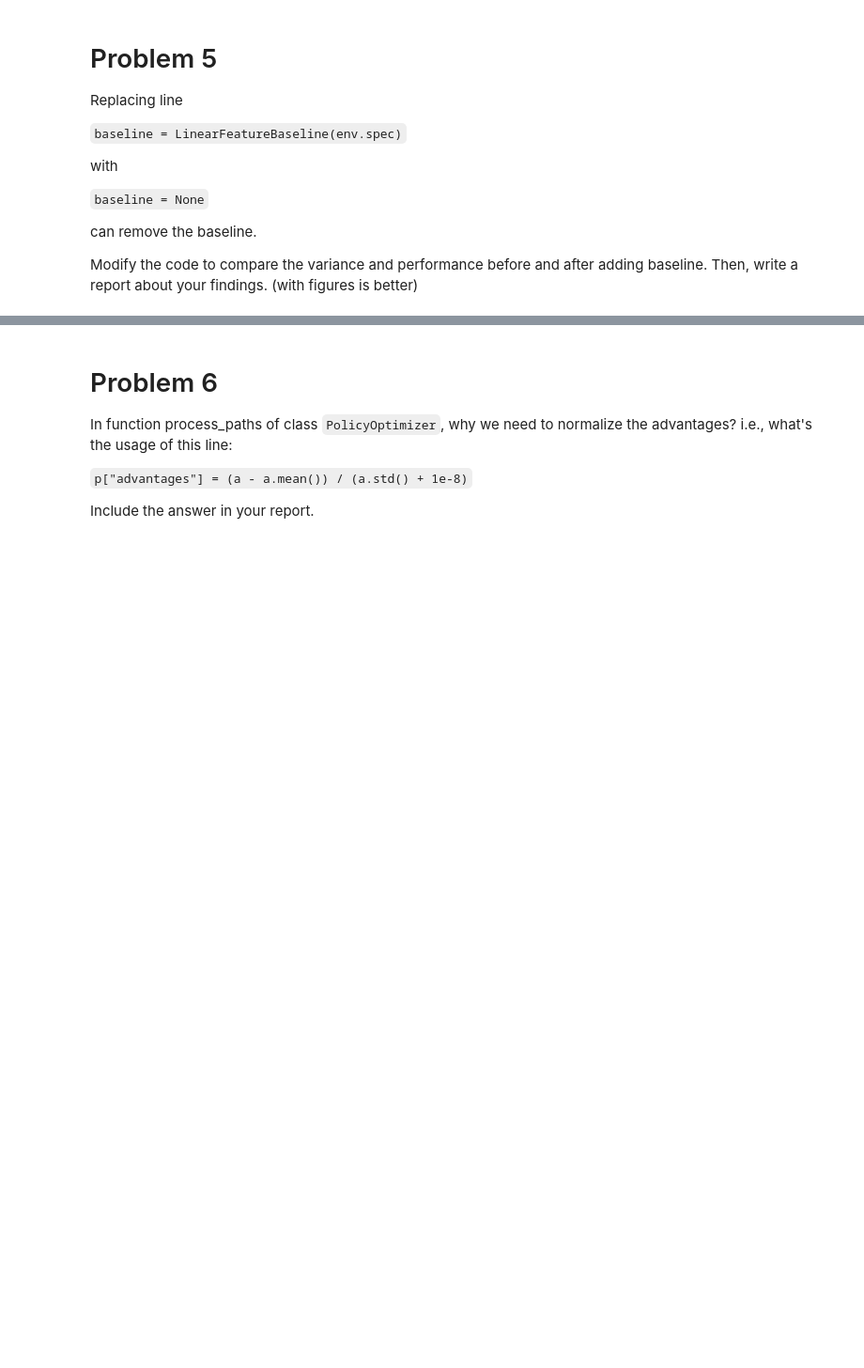
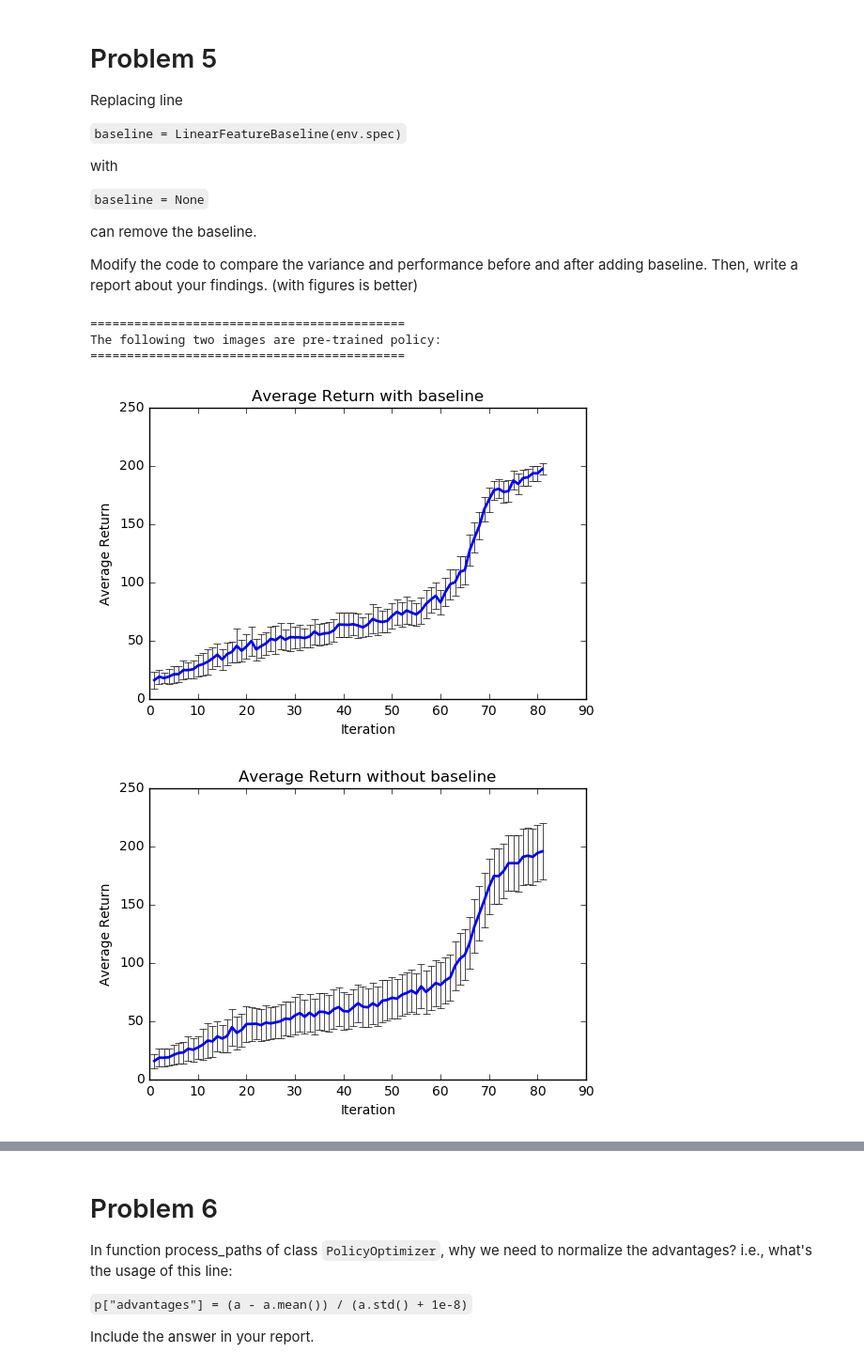
Before and after one commit to TheCEDL/homework2, a Jupyter notebook: HW2_Policy_Graident.ipynb, the cells around one changed output, grey strips where cells are left out. Shown at 94% size. Saved outputs shown, nothing was run; the diff lists cells and outputs as text; code cells hidden in the pictures; blank space fills up the shorter version.

```diff
--- a/HW2_Policy_Graident.ipynb
+++ b/HW2_Policy_Graident.ipynb
@@ -215,3 +262,15 @@ can remove the baseline.
 
 Modify the code to compare the variance and performance before and after adding baseline.
 Then, write a report about your findings. (with figures is better)
+# %%
+from IPython.display import display, Image
+print("===========================================")
+print("The following two images are pre-trained policy: ")
+print("===========================================")
+display(Image(filename="Average_return_with_baseline.png"), Image(filename="Average_return_without_baseline.png"))
+# %% [output]
+===========================================
+The following two images are pre-trained policy:
+===========================================
+[figure, added]
+[figure, added]
```
Also changed, not shown: parts of 7 cells of this notebook, 5 other files.
